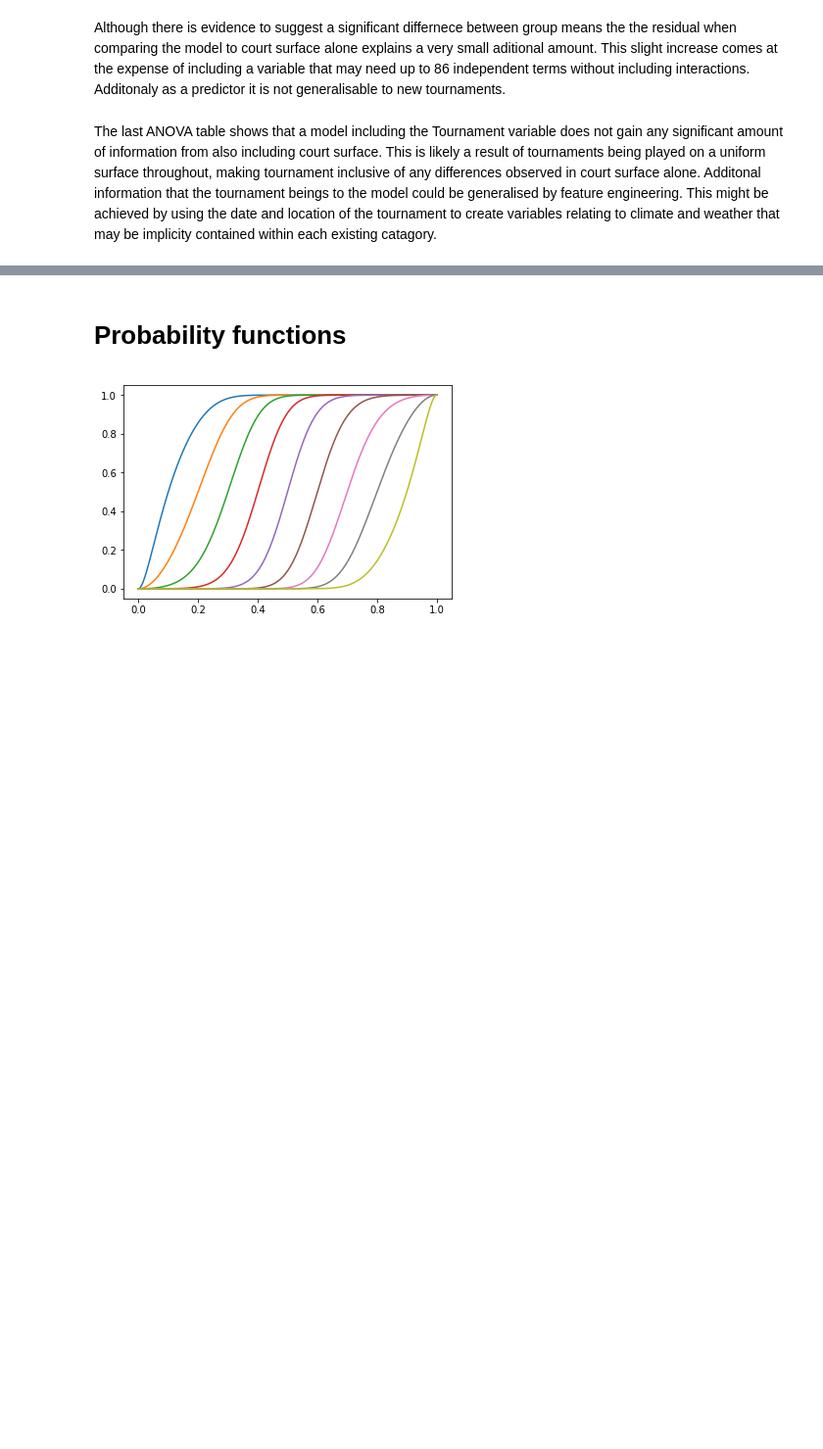
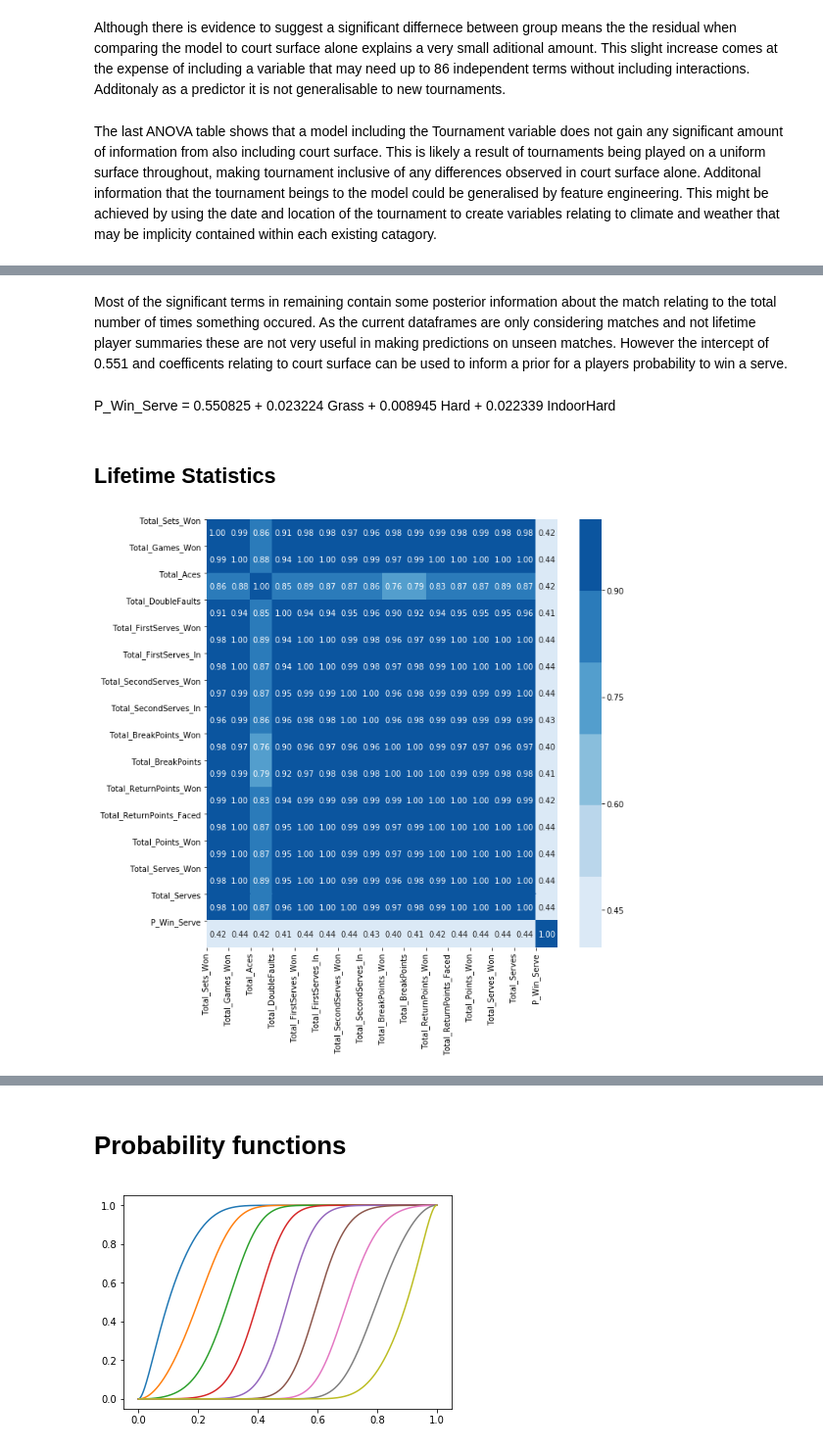
Before and after one commit to Jfbarr/aus_open_datathon_2019, a Jupyter notebook: Workbook.ipynb, the cells around one changed output, grey strips where cells are left out. Shown at 98% size. Cells and saved outputs as stored; diff of their text form; code cells hidden in the pictures; blank space fills up the shorter version.

```diff
--- a/Workbook.ipynb
+++ b/Workbook.ipynb
@@ -431,0 +599,23 @@ The last ANOVA table shows that a model including the Tournament variable does n
+# %% [markdown]
+Most of the significant terms in remaining contain some posterior information about the match relating to the total number of times something occured. As the current dataframes are only considering matches and not lifetime player summaries these are not very useful in making predictions on unseen matches. However the intercept of 0.551 and coefficents relating to court surface can be used to inform a prior for a players probability to win a serve.
+# %% [markdown]
+P_Win_Serve = 0.550825 + 0.023224 Grass + 0.008945 Hard + 0.022339 IndoorHard
+# %% [markdown]
+## Lifetime Statistics
+# %%
+corr = abs(maleServeSummaryDF.corr())
+
+# Create a large plot
+fig, ax = plt.subplots(figsize=(10, 10))
+
+# Generate a heatmap
+colourmap = sns.color_palette("Blues")
+snsPlot = sns.heatmap(corr, annot = True,
+                     fmt='.2f', cmap = colourmap)
+plt.xticks(range(len(corr.columns)), corr.columns)
+plt.yticks(range(len(corr.columns)), corr.columns)
+# Save the plot
+plt.savefig(src+"\\img\\CorelationMatrix.png")
+plt.show()
+# %% [output]
+[figure, added]
```
Also changed, not shown: parts of 29 cells of this notebook, 2 other files.
